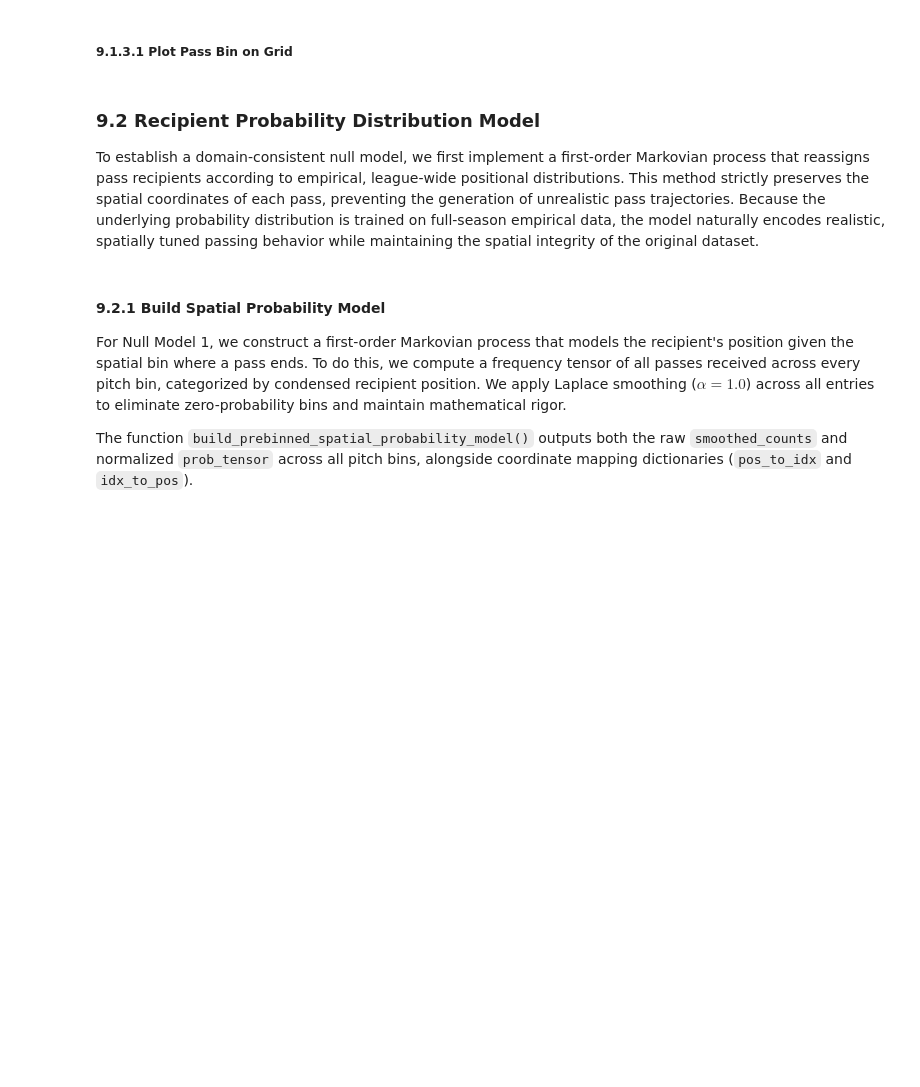
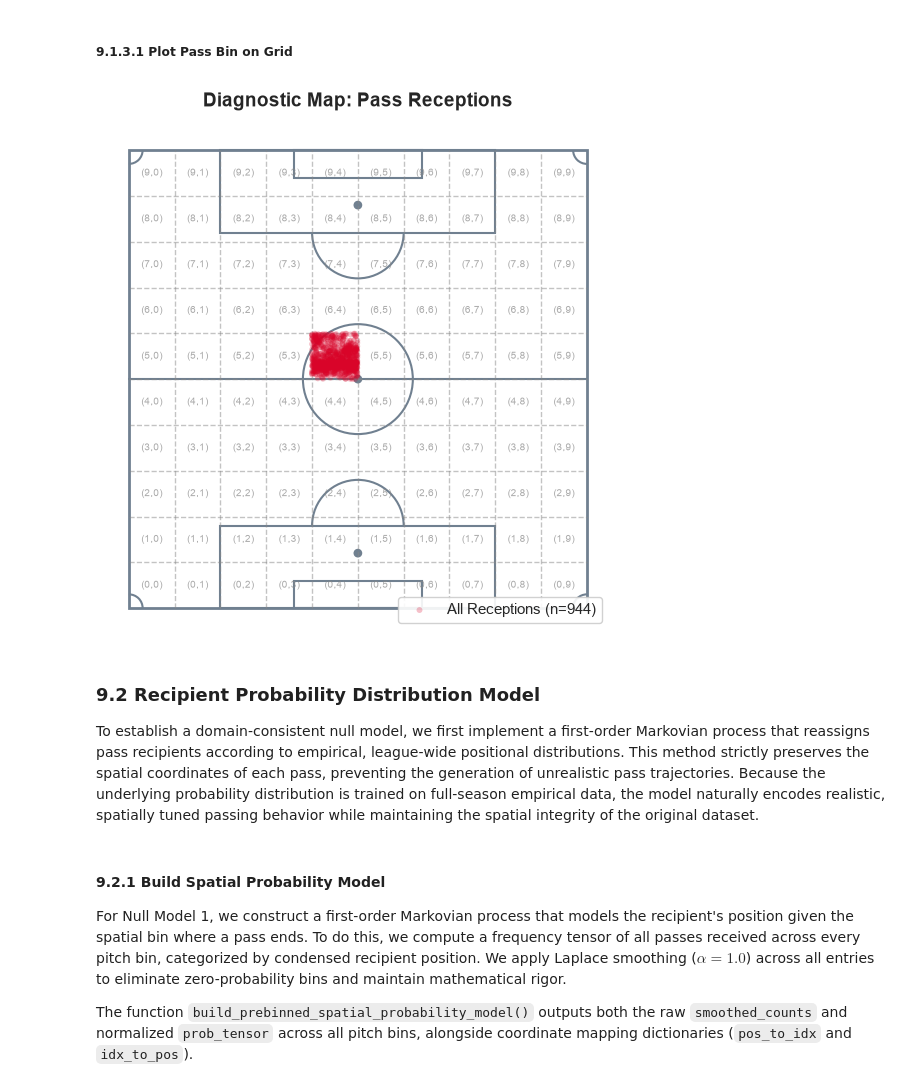
Before and after one commit to LukeBirkett/study-planner, a Jupyter notebook: 981G5_Network_Science/assessment/code/notebook_2.ipynb, the cells around one changed output. Drawn from its saved outputs; the diff is of its cells as text; code cells hidden in the pictures; blank space fills up the shorter version.

```diff
--- a/981G5_Network_Science/assessment/code/notebook_2.ipynb
+++ b/981G5_Network_Science/assessment/code/notebook_2.ipynb
@@ -1123,12 +1412,14 @@ plt.show()
 # %%
 hp.plot_position_reception_diagnostics(
     passes_df=all_passes_df,
     target_position=None,
-    bin_filter=(0, 4),
+    bin_filter=(5, 4),
     grid_pitch_func=hp.draw_pitch_with_grid,
     base_pitch_func=hp.draw_vertical_pitch,
     dot_alpha=0.25,
 )
+# %% [output]
+[figure, added]
 # %% [markdown]
 ### 9.2 Recipient Probability Distribution Model
 To establish a domain-consistent null model, we first implement a first-order Markovian process that reassigns pass recipients according to empirical, league-wide positional distributions. This method strictly preserves the spatial coordinates of each pass, preventing the generation of unrealistic pass trajectories. Because the underlying probability distribution is trained on full-season empirical data, the model naturally encodes realistic, spatially tuned passing behavior while maintaining the spatial integrity of the original dataset.
```
Also changed, not shown: parts of 44 cells of this notebook, 14 other files.
